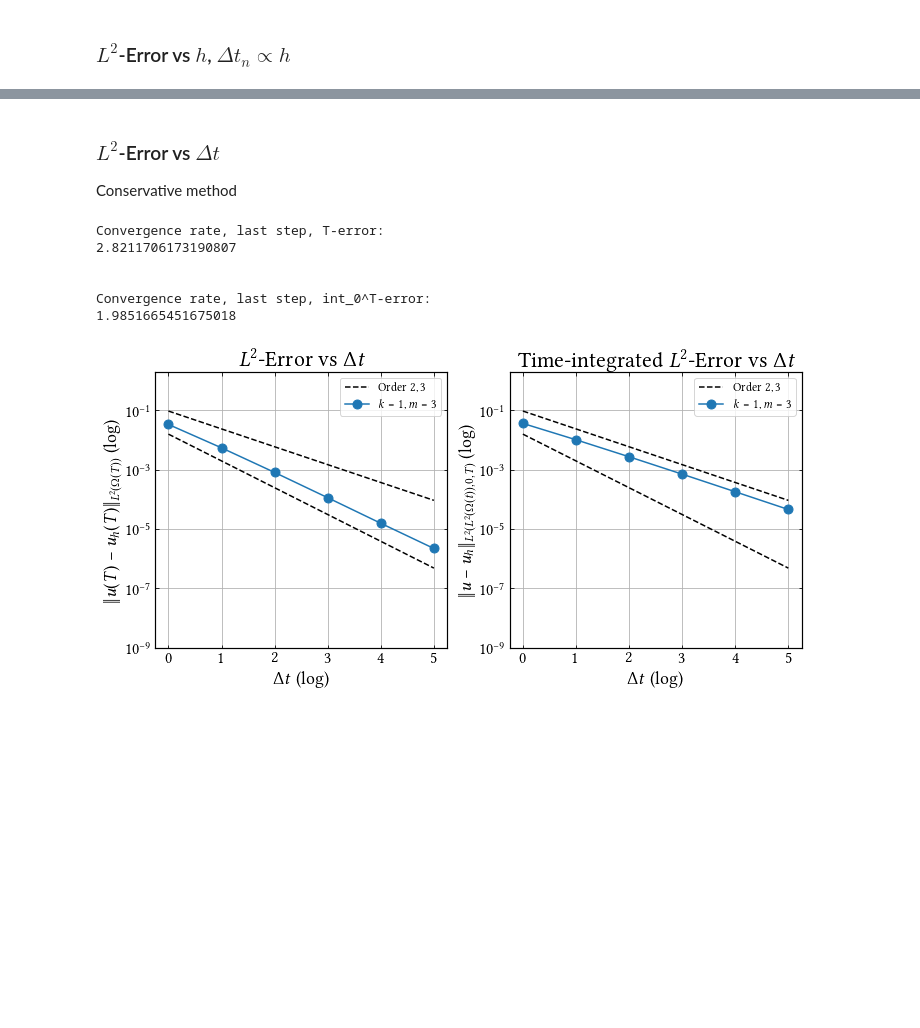
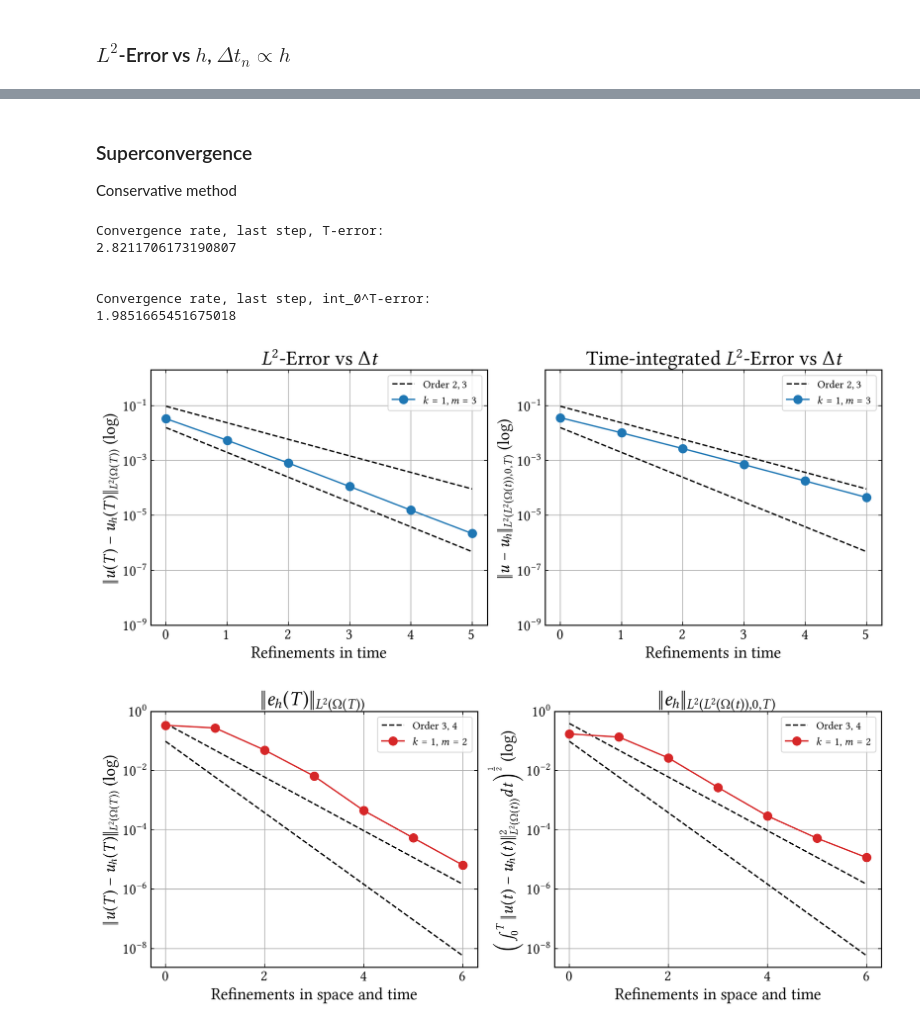
Before and after one commit to CutFEM/CutFEM-Library, a Jupyter notebook: notebook/convection_diffusion/kite.ipynb, the cells around one changed output, grey strips where cells are left out. Saved outputs shown, nothing was run; the diff lists cells and outputs as text; code cells hidden in the pictures; blank space fills up the shorter version.

```diff
--- a/notebook/convection_diffusion/kite.ipynb
+++ b/notebook/convection_diffusion/kite.ipynb
@@ -149,5 +149,5 @@ plt.show()
 # %% [markdown]
-### $L^2$-Error vs $\Delta t$
+### Superconvergence
 Conservative method
 # %%
 # P1Poly x P1
@@ -206,7 +206,7 @@ h = [0.025, 0.025, 0.025, 0.025, 0.025, 0.025]
 it = np.arange(0,6)
 
 # P1 x P1
-fig, (ax1, ax2) = plt.subplots(1, 2, figsize=(10, 5))
+fig, (ax1, ax2) = plt.subplots(1, 2, figsize=(12, 5))
 
 ax1.semilogy(it, 1.5*np.power(dt, 2), linestyle="--", color="black")
 ax1.semilogy(it, 1*np.power(dt, 3),label=r"Order $2, 3$", linestyle="--", color="black")
@@ -216,36 +216,94 @@ ax1.semilogy(it, error_P1Poly, label= r"$k = 1, m=3$", marker='o', markersize=9,
 
 ax1.set_ylim(4e-9, 2)
 ax1.set_yticks([1e-9, 1e-7, 1e-5, 1e-3, 1e-1])
-ax1.set_xlabel(r"$\Delta t$ (log)")
+ax1.set_xlabel(r"Refinements in time")
 ax1.tick_params(axis='both', which='major')
 ax1.set_ylabel(r"$\|u(T)-u_h(T)\|_{L^2(\Omega(T))}$ (log)")
 ax1.set_title(r"$L^2$-Error vs $\Delta t$")
 ax1.legend()
 ax1.grid()
 
 
 ax2.semilogy(it, 1.5*np.power(dt, 2), linestyle="--", color="black")
 ax2.semilogy(it, 1*np.power(dt, 3),label=r"Order $2, 3$", linestyle="--", color="black")
 
 ax2.semilogy(it, error_P1Poly_T, label= r"$k = 1, m=3$", marker='o', markersize=9, linestyle="-", color="C0")
 #ax1.loglog(dt, error_P2Poly, label= r"$h=0.1$", marker='s', markersize=9, linestyle="-", color="C3")
 
 ax2.set_ylim(4e-9, 2)
 ax2.set_yticks([1e-9, 1e-7, 1e-5, 1e-3, 1e-1])
-ax2.set_xlabel(r"$\Delta t$ (log)")
+ax2.set_xlabel(r"Refinements in time")
 ax2.tick_params(axis='both', which='major')
 ax2.set_ylabel(r"$\|u-u_h\|_{L^2(L^2(\Omega(t)), 0, T)}$ (log)")
 ax2.set_title(r"Time-integrated $L^2$-Error vs $\Delta t$")
 ax2.legend()
 ax2.grid()
 
 plt.tight_layout()
 plt.show()
+
+
+
+### figure 14
+# refining in both space and time, but ks=kt+1 for kt=1,2.
+# tau = 0.05, T=0.5
+
+# Case kt = 1: Nspace = 6, Ntime = 5
+# Case kt = 2: Nspace = 8, Ntime = 7
+
+error_conservative_P1P2_fullstab = [0.3396851453378358, 0.2756543057662235, 0.0496269183269178, 0.006555460862581108, 0.0004546034620368424, 5.43146853907725e-05, 6.586216361909732e-06]
+error_conservative_P1P2_fullstab_T = [0.1737464056239169, 0.1361041939243647, 0.02688518512051311, 0.002734168794006753, 0.0002978288682752793, 5.274583756629536e-05, 1.179632128309616e-05]
+
+error_conservative_P2P3_fullstab =
+error_conservative_P2P3_fullstab_T =
+
+
+
+it = np.arange(0,7)
+
+h = [0.9, 0.45, 0.225, 0.1125, 0.05625, 0.028125, 0.0140625]
+dt = [0.25, 0.125, 0.0625, 0.03125, 0.015625, 0.0078125, 0.00390625]
+n = [4, 7, 14, 27, 54, 107, 214]
+
+
+fig, (ax1, ax2) = plt.subplots(1, 2, figsize=(12, 5))
+
+ax1.semilogy(it, 2.5e1*np.power(dt, 3), linestyle="--", color="black",label=r"Order $3$, $4$")
+ax1.semilogy(it, 2.5e1*np.power(dt, 4), linestyle="--", color="black")
+ax1.semilogy(it, error_conservative_P1P2_fullstab, label= r"$k=1$, $m=2$", marker='o', markersize=9, linestyle="-", color="C3")
+ax1.semilogy(it, error_conservative_P2P3_fullstab, label= r"$k=2$, $m=3$", marker='s', markersize=9, linestyle="-", color="C0")
+
+ax1.set_xticks([0, 2, 4, 6])
+ax1.set_yticks([1e-8, 1e-6, 1e-4, 1e-2, 1e0])
+ax1.set_xlabel(r"Refinements in space and time")
+ax1.tick_params(axis='both', which='major')
+ax1.set_ylabel(r"$\|u(T)-u_h(T)\|_{L^2(\Omega(T))}$ (log)")
+ax1.set_title(r"$\|e_h(T)\|_{L^2(\Omega(T))}$")
+ax1.legend()
+ax1.grid()
+
+
+ax2.semilogy(it, 2.5e1*np.power(dt, 3), linestyle="--", color="black",label=r"Order $3$, $4$")
+ax2.semilogy(it, 2.5e1*np.power(dt, 4), linestyle="--", color="black")
+ax2.semilogy(it, error_conservative_P1P2_fullstab_T, label= r"$k=1$, $m=2$", marker='o', markersize=9, linestyle="-", color="C3")
+ax2.semilogy(it, error_conservative_P2P3_fullstab, label= r"$k=2$, $m=3$", marker='s', markersize=9, linestyle="-", color="C0")
+
+ax2.set_xticks([0, 2, 4, 6])
+ax2.set_yticks([1e-8, 1e-6, 1e-4, 1e-2, 1e0])
+ax2.set_xlabel(r"Refinements in space and time")
+ax2.tick_params(axis='both', which='major')
+ax2.set_ylabel(r"\Big($\int_0^T\|u(t)-u_h(t)\|^2_{L^2(\Omega(t))}dt\Big)^{\frac{1}{2}}$ (log)")
+ax2.set_title(r"$\|e_h\|_{L^2(L^2(\Omega(t)), 0, T)}$")
+ax2.legend()
+ax2.grid()
+fig.tight_layout()
+plt.show()
 # %% [output]
 Convergence rate, last step, T-error:
 2.8211706173190807
 
 
 Convergence rate, last step, int_0^T-error:
 1.9851665451675018
-[figure, old version]
+[figure, new version]
+[figure, added]
```
Also changed, not shown: parts of 1 cell of this notebook.
